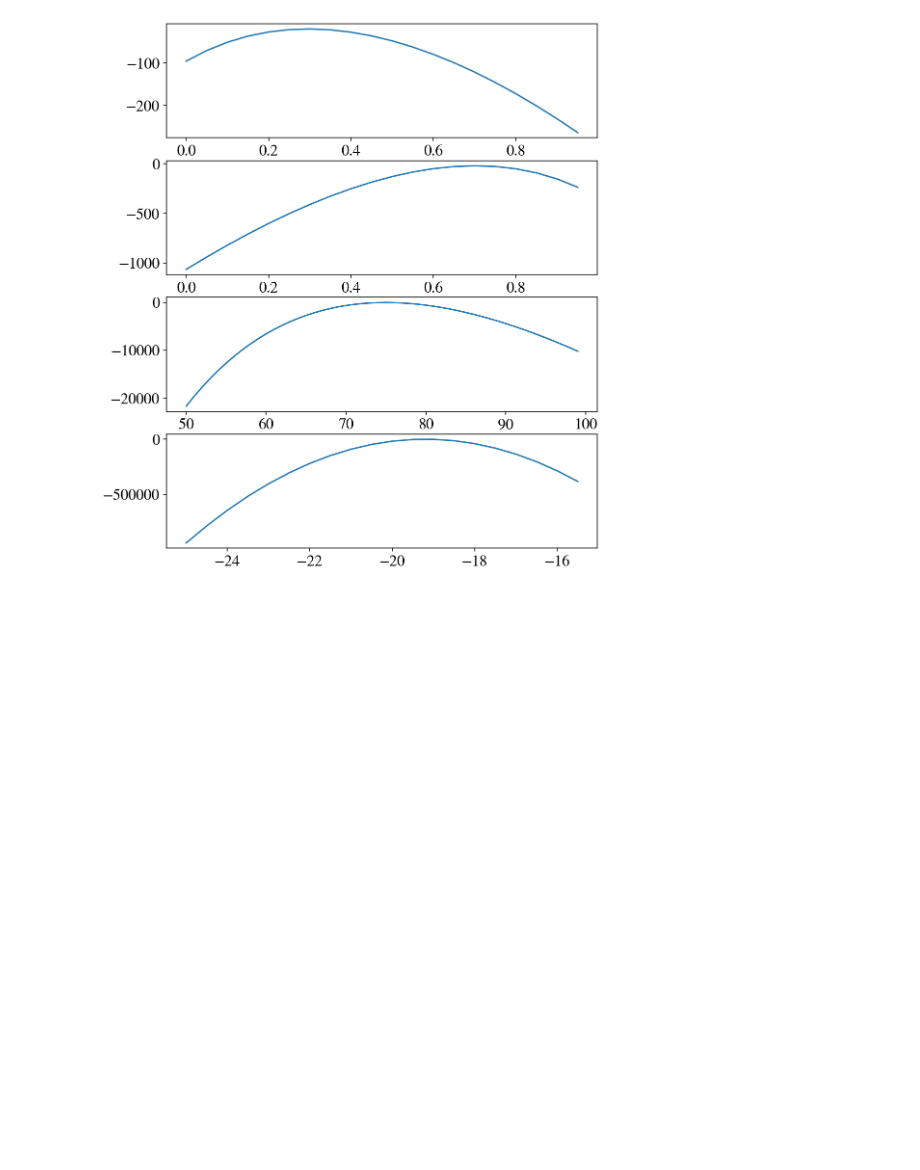
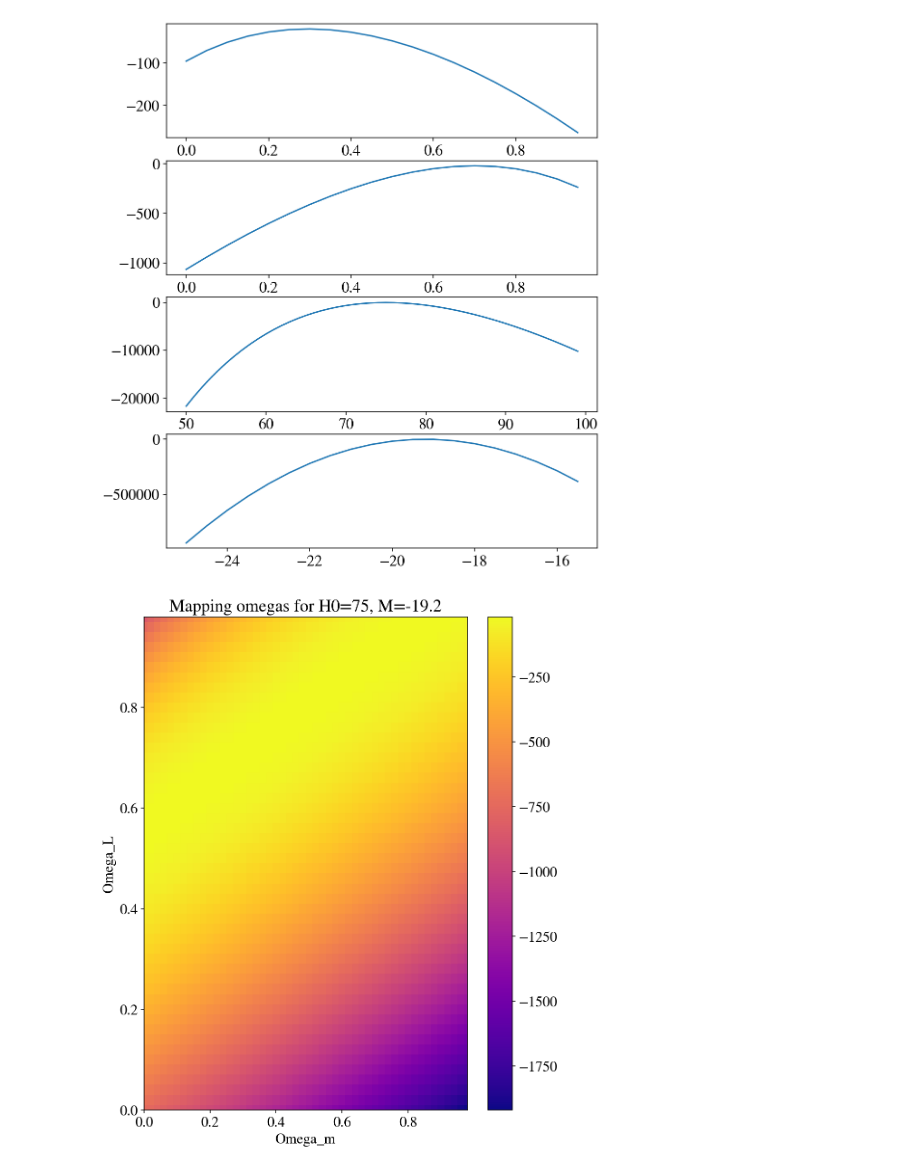
Before and after one commit to r-hensley/250_project_group_2, a Jupyter notebook: notebooks/likelihood_map.ipynb, the cells around one changed output. Cells and saved outputs as stored; diff of their text form; code cells hidden in the pictures; blank space fills up the shorter version.

Commit message:
2D Omega map

```diff
--- a/notebooks/likelihood_map.ipynb
+++ b/notebooks/likelihood_map.ipynb
@@ -1,5 +1,8 @@
 # %%
+import itertools
 import os
+
+import matplotlib.figure
 import matplotlib.pyplot as plt
 import matplotlib
 import numpy as np
@@ -13,7 +16,7 @@ from source.mcmc_state import State
 
 debug = False  # set to True to print all data points
 
-def main():
+def setup_chain():
     %config InlineBackend.figure_format = 'retina'
     font = {'size'   : 16, 'family':'STIXGeneral'}
     axislabelfontsize='medium'
@@ -37,6 +40,11 @@ def main():
                         systematics_file=binned_sys_file,
                         g_cov=g_cov_test)
 
+    return markov_chain, start
+
+markov_chain, start = setup_chain()
+
+def main():
     def map_likelihood(arg: int):
         """
         Map the argument in start parameter assuming the others
@@ -112,3 +120,39 @@ Currently varying Omega_m
 3: [0.3, 0.7, 75, -16.0] --> -286659.945
 3: [0.3, 0.7, 75, -15.5] --> -383245.13
 [figure]
+# %%
+def main():
+    def map_omegas():
+        x1 = np.arange(0, 1, 0.02)
+        x2 = np.arange(0, 1, 0.02)
+        y = np.zeros((len(x1), len(x2)))
+        for i, x1_value in enumerate(x1):
+            for j, x2_value in enumerate(x2):
+                input = [x1_value, x2_value, start[2], start[3]]
+                state = State(input)
+                l = markov_chain.log_likelihood(state.tuple)
+                # print(f"{input} --> {round(l, 3)}")
+                # y.append((state.tuple, l))
+                y[j][i] = l
+
+        # print(len(x1), len(x2), len(y))
+        fig, ax = plt.subplots()
+        fig: matplotlib.figure.Figure
+        ax: plt.Axes
+        # ax.imshow(y, interpolation="nearest")
+        # ax.contour(x1, x2, y)
+        c = ax.pcolormesh(x1, x2, y,
+                          cmap='plasma', shading='auto')
+        ax.axis([x1.min(), x1.max(), x2.min(), x2.max()])
+        fig.colorbar(c, ax=ax)
+        ax.set_xlabel("Omega_m")
+        ax.set_ylabel("Omega_L")
+        ax.set_title("Mapping omegas for H0=75, M=-19.2")
+
+        plt.show()
+    map_omegas()
+
+if __name__ == "__main__":
+    main()
+# %% [output]
+[figure, added]
```
